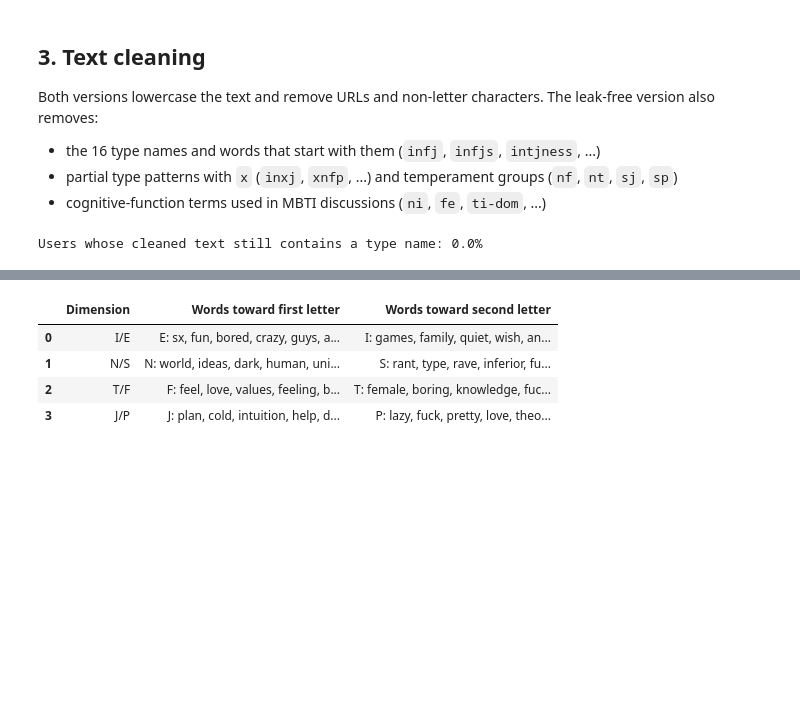
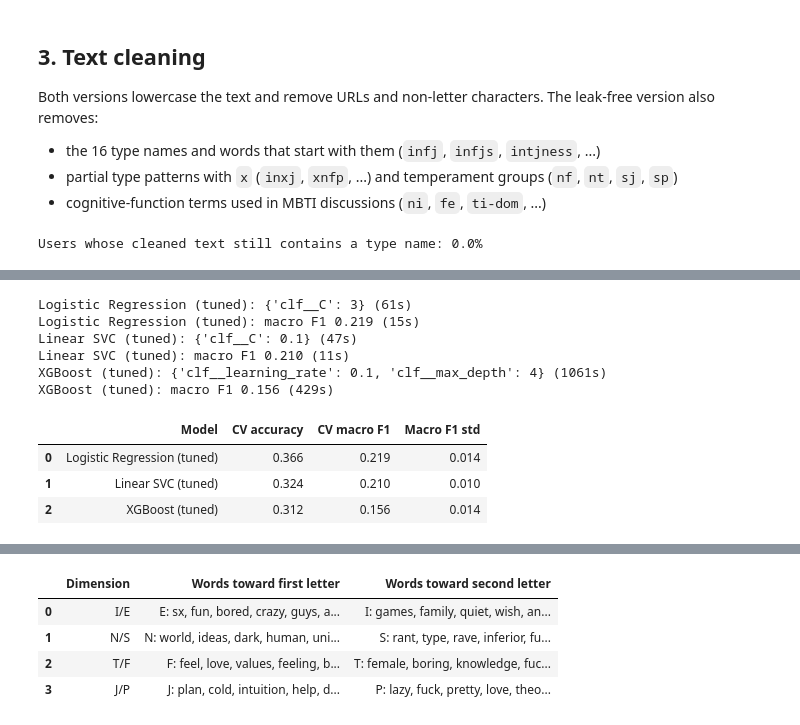
Before and after one commit to chlu03/mbti-personality-prediction, a Jupyter notebook: mbti_classification.ipynb, the cells around one changed output, grey strips where cells are left out. Drawn from its saved outputs; the diff is of its cells as text; code cells hidden in the pictures; blank space fills up the shorter version.

```diff
--- a/mbti_classification.ipynb
+++ b/mbti_classification.ipynb
@@ -292,0 +246,34 @@ The largest logistic regression coefficients show which words push the predictio
+# %%
+E3 = '3. Tuning'
+searches = {
+    'Logistic Regression (tuned)': (GridSearchCV(
+        make_pipeline(LogisticRegression(max_iter=2000, class_weight='balanced')),
+        {'clf__C': [0.3, 1, 3, 10]}, cv=cv, scoring='f1_macro'), False),
+    'Linear SVC (tuned)': (GridSearchCV(
+        make_pipeline(LinearSVC(class_weight='balanced')),
+        {'clf__C': [0.03, 0.1, 0.3, 1]}, cv=cv, scoring='f1_macro'), False),
+    'XGBoost (tuned)': (GridSearchCV(
+        make_pipeline(xgb_model()),
+        {'clf__max_depth': [4, 6], 'clf__learning_rate': [0.1, 0.3]},
+        cv=StratifiedKFold(n_splits=3, shuffle=True, random_state=SEED), scoring='f1_macro'), True),
+}
+for name, (search, weighted) in searches.items():
+    start = time.time()
+    fit_params = {'clf__sample_weight': train_weights} if weighted else {}
+    search.fit(X_train, y_train, **fit_params)
+    best = search.best_params_
+    print(f'{name}: {best} ({time.time() - start:.0f}s)')
+    # Re-evaluate the best setting with the same 5-fold CV as the other models
+    evaluate(E3, name, clone(search.best_estimator_), sample_weight=weighted)
+show(E3)
+# %% [output]
+Logistic Regression (tuned): {'clf__C': 3} (61s)
+Logistic Regression (tuned): macro F1 0.219 (15s)
+Linear SVC (tuned): {'clf__C': 0.1} (47s)
+Linear SVC (tuned): macro F1 0.210 (11s)
+XGBoost (tuned): {'clf__learning_rate': 0.1, 'clf__max_depth': 4} (1061s)
+XGBoost (tuned): macro F1 0.156 (429s)
+|  | Model | CV accuracy | CV macro F1 | Macro F1 std |
+| 0 | Logistic Regression (tuned) | 0.366 | 0.219 | 0.014 |
+| 1 | Linear SVC (tuned) | 0.324 | 0.210 | 0.010 |
+| 2 | XGBoost (tuned) | 0.312 | 0.156 | 0.014 |
```
Also changed, not shown: parts of 39 cells of this notebook, 3 other files.
